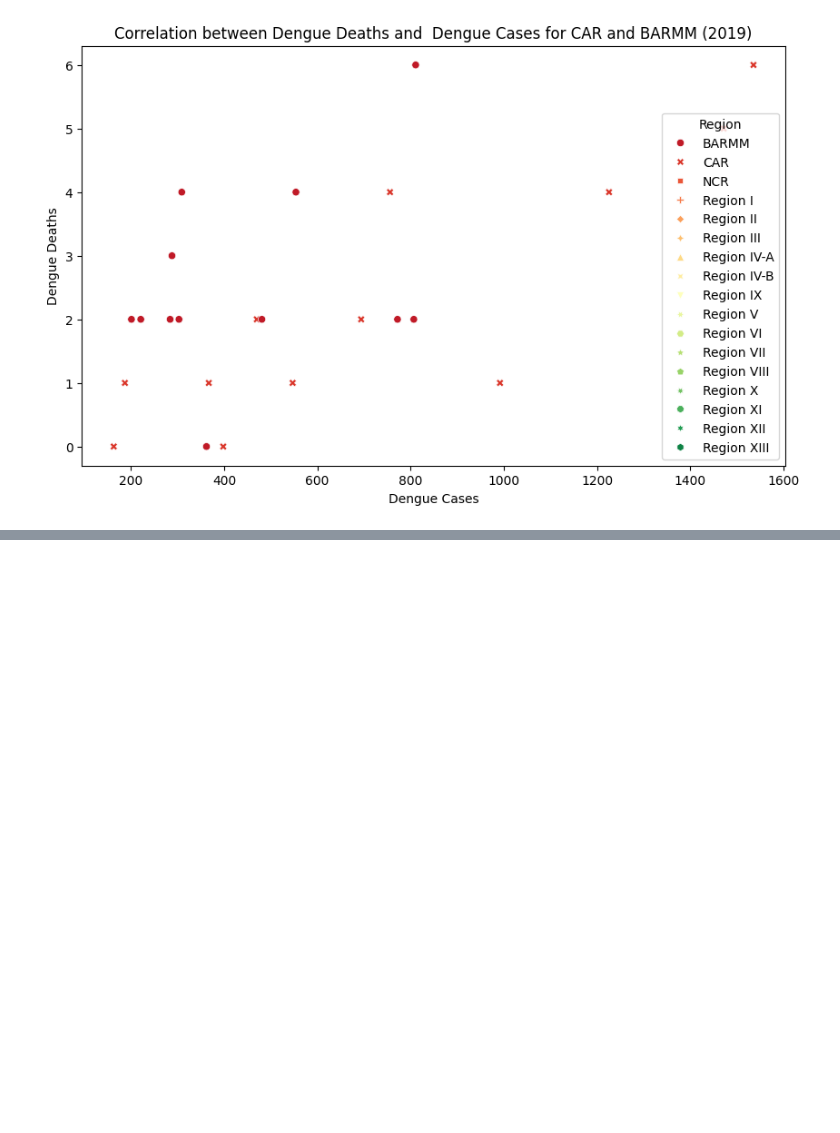
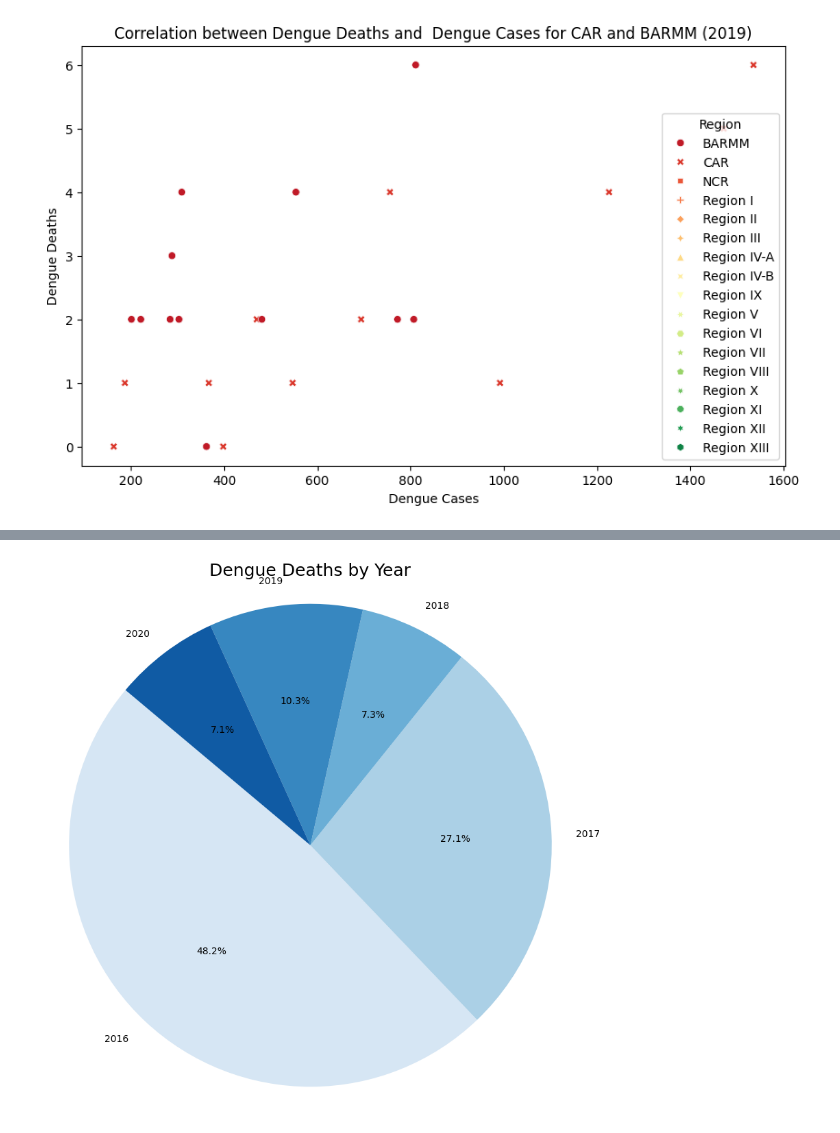
Before and after one commit to Meloujean/Data-Mining, a Jupyter notebook: activity5.ipynb, the cells around one changed output, grey strips where cells are left out. Saved outputs shown, nothing was run; the diff lists cells and outputs as text; code cells hidden in the pictures; blank space fills up the shorter version.

```diff
--- a/activity5.ipynb
+++ b/activity5.ipynb
@@ -264,0 +281,11 @@ plt.show()
+# %%
+
+deaths_by_year = dengue.groupby("Year")["Dengue_Deaths"].sum()
+
+plt.figure(figsize=(10, 10))
+plt.pie(deaths_by_year, labels=deaths_by_year.index, autopct='%1.1f%%', startangle=140, colors=sns.color_palette("Blues", len(deaths_by_year)))
+plt.title("Dengue Deaths by Year", fontsize=18)
+plt.axis("equal")
+plt.show()
+# %% [output]
+[figure, added]
```
Also changed, not shown: parts of 20 cells of this notebook.
